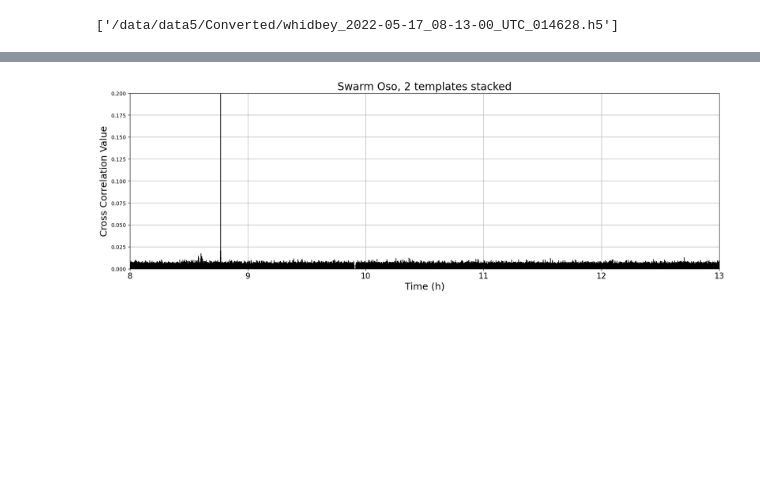
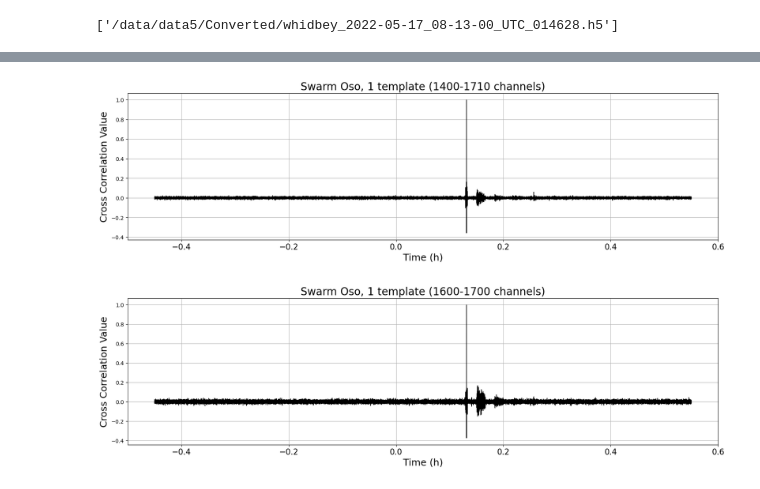
Before and after one commit to bradlipovsky/das-stuff, a Jupyter notebook: testing-my-template-with-1-file-data.ipynb, the cells around one changed output, grey strips where cells are left out. Drawn from its saved outputs; the diff is of its cells as text; code cells hidden in the pictures; blank space fills up the shorter version.

```diff
--- a/testing-my-template-with-1-file-data.ipynb
+++ b/testing-my-template-with-1-file-data.ipynb
@@ -14,8 +14,8 @@ import os
 from tqdm import tqdm
 # %%
 #parameters
-chan_min = 0
-chan_max = 1710
+chan_min = 1600
+chan_max = 1700
 channel_number = chan_max -chan_min
 low_cut1 = 1
 hi_cut1 = 10
@@ -172,13 +208,19 @@ plt.show()
 # %%
-#stacking templates
+#Aligned and stacking  templates
+
+
 #templates_alig = [aligned_data1, aligned_data2, aligned_data3]
 templates_alig = [aligned_data1, aligned_data2]
 
 #Calculting mean
+#stacked_template = np.mean(templates_alig, axis=0)
 
-#stacked_template = np.mean(templates_alig, axis=0)
 final_template = np.sum(templates_alig, axis=0)
-template = final_template[700:1200,:]#we run the code with 400:900 channels
+
+
+#choosing part of the template
+
+template = final_template[400:900,:]#we run the code with 400:900 channels
 plt.plot(template)
 plt.title('template to correlate with the data')
 plt.grid()
@@ -221,6 +268,6 @@ plt.show()
 #plt.show()
 # %%
 #testing 10 files
-file_list = glob.glob("/data/data5/Converted/whidbey_2022-05-17_*")
+file_list = glob.glob("/data/data5/Converted/whidbey_2022-05-17_08*")
 len(file_list)
 # %% [output]
@@ -256,7 +303,7 @@ for i, file in tqdm(enumerate(file_list)):
         # Save all the corrs3 arrays into separate .npy files
 
 
-        output_folder = './npy_files_test_allchannel-0-1710-1day_stack2template'
+        output_folder = './npy_files_test_allchannel-1600-1710-1hr_template'
         for i, corrs3 in enumerate(corrs3_list):
             outfile_name = os.path.join(output_folder, f'corrs3_{i}.npy')
             np.save(outfile_name, corrs3)
@@ -278,27 +325,57 @@ code took 2587.386182527058 seconds.
 # %%
-fig = plt.figure(figsize=(20, 6))  # Increased figure size
+fig = plt.figure(figsize=(20, 5))  # Increased figure size
 
 for i in range(len(file_list)):
-    archivo_npy_a_abrir = f"./npy_files_test_allchannel-0-1710-1day_stack2template/corrs3_{i}.npy"
+    archivo_npy_a_abrir = f"./npy_files_test_allchannel-1400-1710-1hr_template/corrs3_{i}.npy"
 
     # load files with load
     datos = np.load(archivo_npy_a_abrir)
     t0 = i * 60
     t = np.linspace(t0, t0 + 60, 6000)
 
     # Plot with custom line styles and colors
-    plt.plot(t / 3600, datos, linestyle='-', color='k', linewidth=1)
+    plt.plot((t / 3600)-27/60, datos, linestyle='-', color='k', linewidth=1)
 
 plt.xlabel("Time (h)", fontsize=18)  # Increased fontsize
 plt.ylabel("Cross Correlation Value", fontsize=18)  # Increased fontsize
-plt.title('Swarm Oso, 2 templates stacked', fontsize=20)  # Increased fontsize
+plt.title('Swarm Oso, 1 template (1400-1710 channels)', fontsize=20)  # Increased fontsize
 
-plt.xlim((8,13))
-plt.ylim((0, 0.2))
+#plt.xlim((8.1,8.4))
+#plt.xlim((8.0,8.5))
+#plt.ylim((0, 0.07))
 
 plt.grid(True)
 plt.tick_params(axis='x', labelsize=15)
-plt.savefig('prelimfigure2.png', dpi=300, bbox_inches='tight')
+plt.savefig('prelimfigure_zoom.png', dpi=300, bbox_inches='tight')
 plt.show()
+
+##
+
+fig = plt.figure(figsize=(20, 5))  # Increased figure size
+
+for i in range(len(file_list)):
+    archivo_npy_a_abrir = f"./npy_files_test_allchannel-1600-1710-1hr_template/corrs3_{i}.npy"
+
+    # load files with load
+    datos = np.load(archivo_npy_a_abrir)
+    t0 = i * 60
+    t = np.linspace(t0, t0 + 60, 6000)
+
+    # Plot with custom line styles and colors
+    plt.plot((t / 3600)-27/60, datos, linestyle='-', color='k', linewidth=1)
+
+plt.xlabel("Time (h)", fontsize=18)  # Increased fontsize
+plt.ylabel("Cross Correlation Value", fontsize=18)  # Increased fontsize
+plt.title('Swarm Oso, 1 template (1600-1700 channels)', fontsize=20)  # Increased fontsize
+
+#plt.xlim((8.1,8.4))
+#plt.xlim((8.0,8.5))
+#plt.ylim((0, 0.07))
+
+plt.grid(True)
+plt.tick_params(axis='x', labelsize=15)
+plt.savefig('prelimfigure_zoom.png', dpi=300, bbox_inches='tight')
+plt.show()
 # %% [output]
-[figure, old version]
+[figure, new version]
+[figure, added]
```
Also changed, not shown: parts of 15 cells of this notebook.
